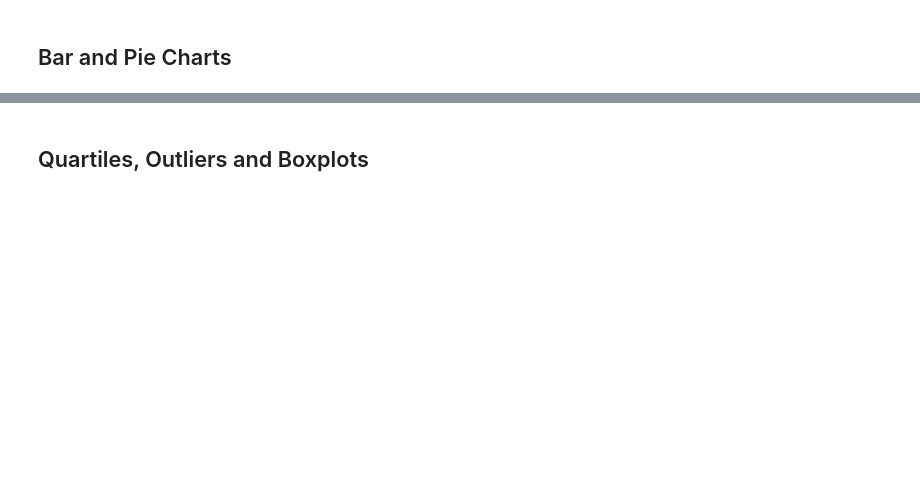
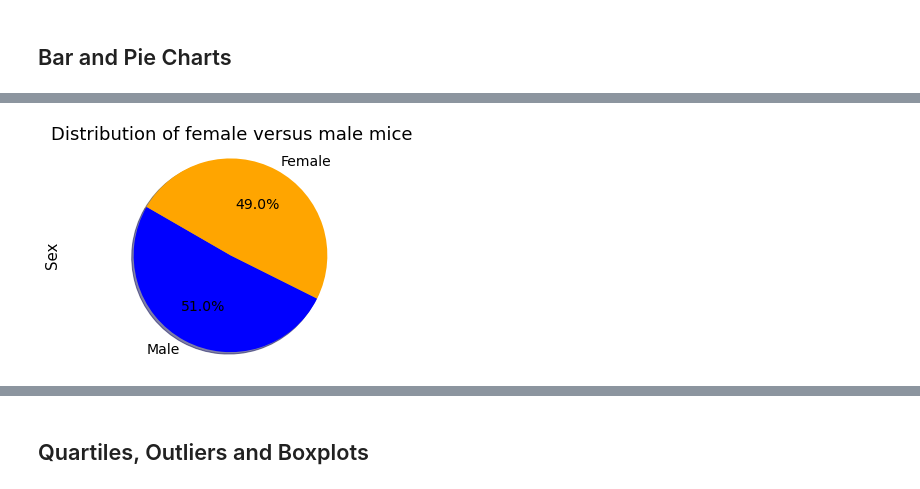
Before and after one commit to diazdez/Matplotlib-pymaceuticals, a Jupyter notebook: pymaceuticals_starter.ipynb, the cells around one changed output, grey strips where cells are left out. Saved outputs shown, nothing was run; the diff lists cells and outputs as text; code cells hidden in the pictures; blank space fills up the shorter version.

```diff
--- a/pymaceuticals_starter.ipynb
+++ b/pymaceuticals_starter.ipynb
@@ -145,15 +243,17 @@ plt.show()
 # %%
 # Generate a pie plot showing the distribution of female versus male mice using pandas
 
 # dataframe grouping by the 'Sex' Column
 
 gender_count = clean_data["Sex"].value_counts()
 # print(gender_count)
 
 gender_count.plot(kind='pie',title="Distribution of female versus male mice", \
-                  startangle=150,autopct='%1.1f%%',shadow=True, fontsize=16, colors =["Blue","Orange"],legend =False)
+                  startangle=150,autopct='%1.1f%%',shadow=True, fontsize=14, colors =["Blue","Orange"],legend =False)
 plt.axis("equal")
 plt.show()
+# %% [output]
+[figure, added]
 # %%
 # Generate a pie plot showing the distribution of female versus male mice using pyplot
 
```
Also changed, not shown: parts of 20 cells of this notebook.
